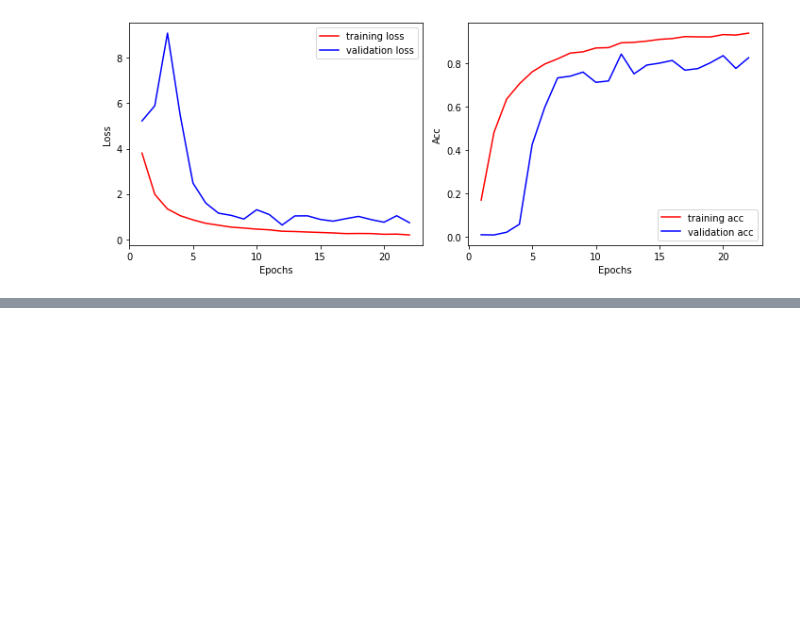
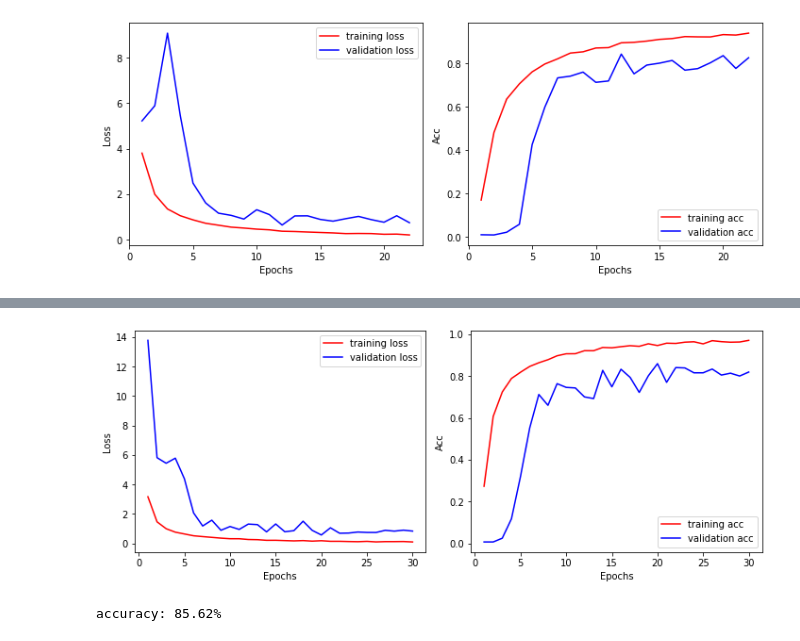
Before and after one commit to wlsh44/oss-project, a Jupyter notebook: models/model2.ipynb, the cells around one changed output, grey strips where cells are left out. Drawn from its saved outputs; the diff is of its cells as text; code cells hidden in the pictures; blank space fills up the shorter version.

```diff
--- a/models/model2.ipynb
+++ b/models/model2.ipynb
@@ -360,0 +543,37 @@ model.save(ROOT + 'resnet_augmentation.h5')
+# %%
+history_dict = history.history
+loss = history_dict['loss']
+val_loss = history_dict['val_loss']
+
+acc = history_dict['accuracy']
+val_acc = history_dict['val_accuracy']
+
+epochs = range(1, len(loss) + 1)
+
+plt.figure(figsize=(10, 4))
+
+plt.subplot(121)
+
+plt.plot(epochs, loss, 'r', label='training loss')
+plt.plot(epochs, val_loss, 'b', label='validation loss')
+plt.xlabel('Epochs')
+plt.ylabel('Loss')
+plt.legend()
+
+plt.subplot(122)
+
+plt.plot(epochs, acc, 'r', label='training acc')
+plt.plot(epochs, val_acc, 'b', label='validation acc')
+plt.xlabel('Epochs')
+plt.ylabel('Acc')
+plt.legend()
+
+plt.tight_layout()
+plt.show()
+# %% [output]
+[figure, added]
+# %%
+scores = model.evaluate_generator(test_generator, steps=5)
+print("%s: %.2f%%" %(model.metrics_names[1], scores[1]*100))
+# %% [output]
+accuracy: 85.62%
```
Also changed, not shown: parts of 22 cells of this notebook, 1 other file.
